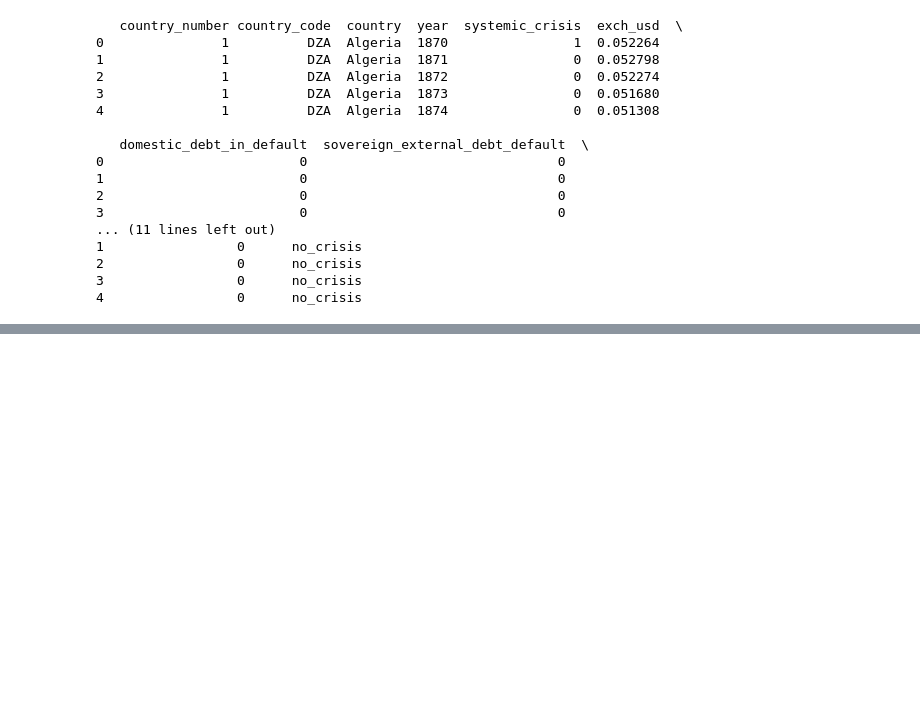
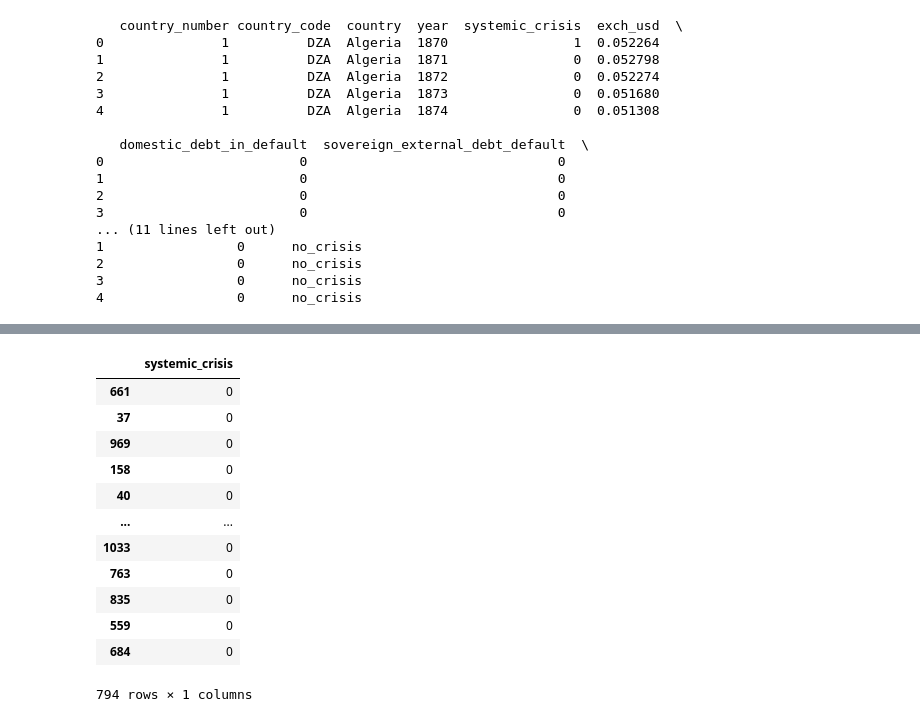
Before and after one commit to patech123/gomycode-data-science, a Jupyter notebook: Supervised_Learning_Classification.ipynb, the cells around one changed output, grey strips where cells are left out. Cells and saved outputs as stored; diff of their text form; code cells hidden in the pictures; blank space fills up the shorter version.

```diff
--- a/Supervised_Learning_Classification.ipynb
+++ b/Supervised_Learning_Classification.ipynb
@@ -161,0 +241,16 @@ from
+# %%
+y_train
+# %% [output]
+|  | systemic_crisis |
+| 661 | 0 |
+| 37 | 0 |
+| 969 | 0 |
+| 158 | 0 |
+| 40 | 0 |
+| ... | ... |
+| 1033 | 0 |
+| 763 | 0 |
+| 835 | 0 |
+| 559 | 0 |
+| 684 | 0 |
+794 rows × 1 columns
```
Also changed, not shown: parts of 16 cells of this notebook.
